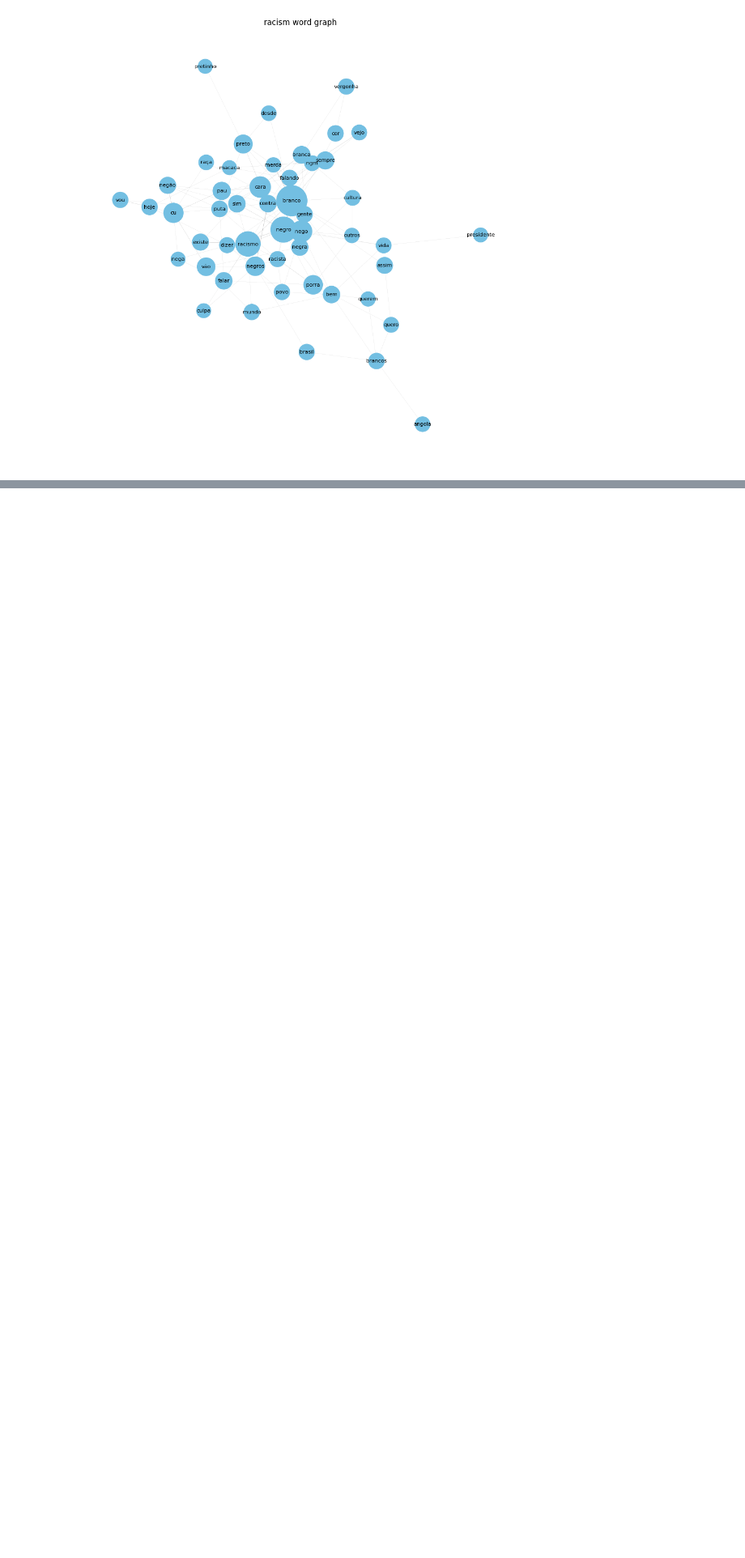
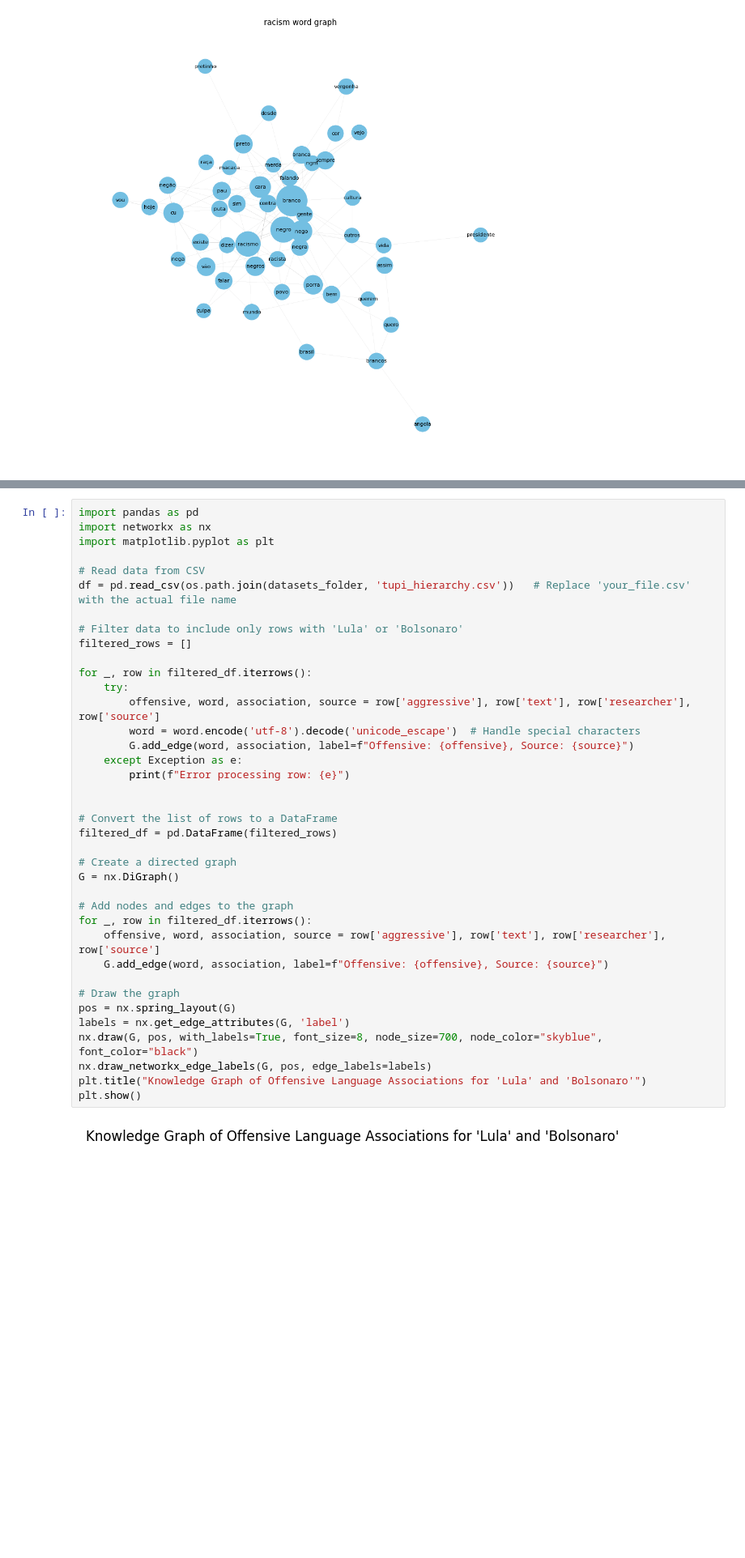
Before and after one commit to Silly-Machine/TuPy-Data-Engineering, a Jupyter notebook: notebooks/graphs2.ipynb, the cells around one changed output, grey strips where cells are left out. Shown at 81% size. Cells and saved outputs as stored; diff of their text form; blank space fills up the shorter version.

```diff
--- a/notebooks/graphs2.ipynb
+++ b/notebooks/graphs2.ipynb
@@ -243,0 +207,40 @@ generate_word_graph("racism", "tupi_hierarchy.csv", exclude_terms,50,"#73BFE2")
+# %%
+import pandas as pd
+import networkx as nx
+import matplotlib.pyplot as plt
+
+# Read data from CSV
+df = pd.read_csv(os.path.join(datasets_folder, 'tupi_hierarchy.csv'))   # Replace 'your_file.csv' with the actual file name
+
+# Filter data to include only rows with 'Lula' or 'Bolsonaro'
+filtered_rows = []
+
+for _, row in filtered_df.iterrows():
+    try:
+        offensive, word, association, source = row['aggressive'], row['text'], row['researcher'], row['source']
+        word = word.encode('utf-8').decode('unicode_escape')  # Handle special characters
+        G.add_edge(word, association, label=f"Offensive: {offensive}, Source: {source}")
+    except Exception as e:
+        print(f"Error processing row: {e}")
+
+
+# Convert the list of rows to a DataFrame
+filtered_df = pd.DataFrame(filtered_rows)
+
+# Create a directed graph
+G = nx.DiGraph()
+
+# Add nodes and edges to the graph
+for _, row in filtered_df.iterrows():
+    offensive, word, association, source = row['aggressive'], row['text'], row['researcher'], row['source']
+    G.add_edge(word, association, label=f"Offensive: {offensive}, Source: {source}")
+
+# Draw the graph
+pos = nx.spring_layout(G)
+labels = nx.get_edge_attributes(G, 'label')
+nx.draw(G, pos, with_labels=True, font_size=8, node_size=700, node_color="skyblue", font_color="black")
+nx.draw_networkx_edge_labels(G, pos, edge_labels=labels)
+plt.title("Knowledge Graph of Offensive Language Associations for 'Lula' and 'Bolsonaro'")
+plt.show()
+# %% [output]
+[figure, added]
```
Also changed, not shown: parts of 6 cells of this notebook, 8 other files.
